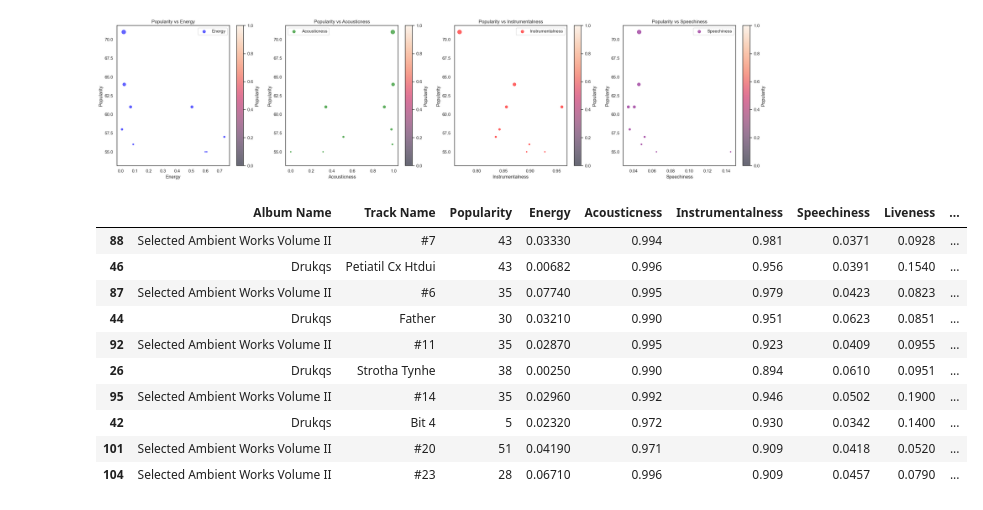
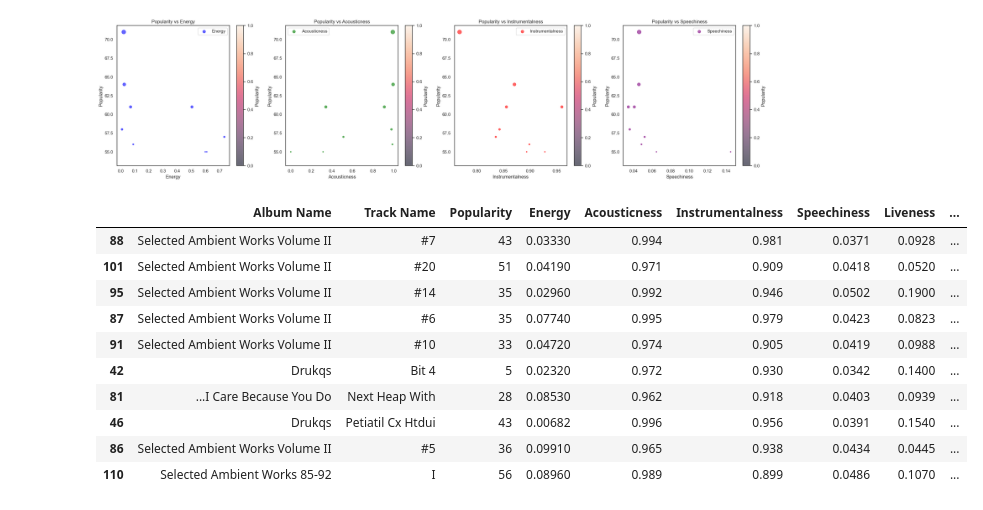
Before and after one commit to iftah-og/afx_eda, a Jupyter notebook: afx_ift1.ipynb, the cells around one changed output. Saved outputs shown, nothing was run; the diff lists cells and outputs as text; code cells hidden in the pictures.

```diff
--- a/afx_ift1.ipynb
+++ b/afx_ift1.ipynb
@@ -372,53 +415,59 @@ df_sorted_unique['Acousticness'] = pd.to_numeric(df_sorted_unique['Acousticness'
 df_sorted_unique['Instrumentalness'] = pd.to_numeric(df_sorted_unique['Instrumentalness'], errors='coerce')
 df_sorted_unique['Speechiness'] = pd.to_numeric(df_sorted_unique['Speechiness'], errors='coerce')
 df_sorted_unique['Liveness'] = pd.to_numeric(df_sorted_unique['Liveness'], errors='coerce')
+df_sorted_unique['Danceability'] = pd.to_numeric(df_sorted_unique['Danceability'], errors='coerce')
 
 # Handle potential NaN values by filling them with the median of the respective columns
 df_sorted_unique.fillna({
     'Energy': df_sorted_unique['Energy'].median(),
     'Acousticness': df_sorted_unique['Acousticness'].median(),
     'Instrumentalness': df_sorted_unique['Instrumentalness'].median(),
     'Speechiness': df_sorted_unique['Speechiness'].median(),
-    'Liveness': df_sorted_unique['Liveness'].median()
+    'Liveness': df_sorted_unique['Liveness'].median(),
+    'Danceability': df_sorted_unique['Danceability'].median()
 }, inplace=True)
 
 # Invert the scales where lower values should contribute positively to Ambientness
 df_sorted_unique['Energy_inverse'] = 1 - df_sorted_unique['Energy']
 df_sorted_unique['Speechiness_inverse'] = 1 - df_sorted_unique['Speechiness']
 df_sorted_unique['Liveness_inverse'] = 1 - df_sorted_unique['Liveness']
+df_sorted_unique['Danceability_inverse'] = 1 - df_sorted_unique['Danceability']
 
 # Calculate the Ambientness score
 df_sorted_unique['Ambientness'] = (
-    0.25 * df_sorted_unique['Energy_inverse'] +    # Low energy contributes positively
-    0.25 * df_sorted_unique['Acousticness'] +      # High acousticness contributes positively
-    0.25 * df_sorted_unique['Instrumentalness'] +  # High instrumentalness contributes positively
-    0.15 * df_sorted_unique['Speechiness_inverse'] + # Low speechiness contributes positively
-    0.10 * df_sorted_unique['Liveness_inverse']    # Low liveness contributes positively
+    0.20 * df_sorted_unique['Energy_inverse'] +    # Low energy contributes positively
+    0.20 * df_sorted_unique['Acousticness'] +      # High acousticness contributes positively
+    0.20 * df_sorted_unique['Instrumentalness'] +  # High instrumentalness contributes positively
+    0.20 * df_sorted_unique['Speechiness_inverse'] + # Low speechiness contributes positively
+    0.10 * df_sorted_unique['Liveness_inverse'] +   # Low liveness contributes positively
+    0.10 * df_sorted_unique['Danceability_inverse']  # Low danceability contributes positively
 )
 
 # Normalize the Ambientness score to the range [0, 1]
 min_ambientness = df_sorted_unique['Ambientness'].min()
 max_ambientness = df_sorted_unique['Ambientness'].max()
 df_sorted_unique['Ambientness'] = (df_sorted_unique['Ambientness'] - min_ambientness) / (max_ambientness - min_ambientness)
 
 # Display the DataFrame with the new Ambientness column
 df_sorted_unique[['Track Name', 'Energy', 'Acousticness', 'Instrumentalness',
-                  'Speechiness', 'Liveness', 'Ambientness']].head(20)
-df_amb = df_sorted_unique.sort_values(['Ambientness'], ascending = False)
+                  'Speechiness', 'Liveness', 'Danceability', 'Ambientness']].head(20)
+
+# Sort by Ambientness and display the top tracks
+df_amb = df_sorted_unique.sort_values(['Ambientness'], ascending=False)
 df_amb[['Album Name', 'Track Name', 'Popularity', 'Energy', 'Acousticness', 'Instrumentalness',
-                  'Speechiness', 'Liveness', 'Bangerness','Valence', 'Ambientness']].head(10)
+       'Speechiness', 'Liveness', 'Danceability', 'Bangerness', 'Valence', 'Ambientness']].head(10)
 # %% [output]
 |  | Album Name | Track Name | Popularity | Energy | Acousticness | Instrumentalness | Speechiness | Liveness | ... |
 | 88 | Selected Ambient Works Volume II | #7 | 43 | 0.03330 | 0.994 | 0.981 | 0.0371 | 0.0928 | ... |
+| 101 | Selected Ambient Works Volume II | #20 | 51 | 0.04190 | 0.971 | 0.909 | 0.0418 | 0.0520 | ... |
+| 95 | Selected Ambient Works Volume II | #14 | 35 | 0.02960 | 0.992 | 0.946 | 0.0502 | 0.1900 | ... |
+| 87 | Selected Ambient Works Volume II | #6 | 35 | 0.07740 | 0.995 | 0.979 | 0.0423 | 0.0823 | ... |
+| 91 | Selected Ambient Works Volume II | #10 | 33 | 0.04720 | 0.974 | 0.905 | 0.0419 | 0.0988 | ... |
+| 42 | Drukqs | Bit 4 | 5 | 0.02320 | 0.972 | 0.930 | 0.0342 | 0.1400 | ... |
+| 81 | ...I Care Because You Do | Next Heap With | 28 | 0.08530 | 0.962 | 0.918 | 0.0403 | 0.0939 | ... |
 | 46 | Drukqs | Petiatil Cx Htdui | 43 | 0.00682 | 0.996 | 0.956 | 0.0391 | 0.1540 | ... |
-| 87 | Selected Ambient Works Volume II | #6 | 35 | 0.07740 | 0.995 | 0.979 | 0.0423 | 0.0823 | ... |
-| 44 | Drukqs | Father | 30 | 0.03210 | 0.990 | 0.951 | 0.0623 | 0.0851 | ... |
-| 92 | Selected Ambient Works Volume II | #11 | 35 | 0.02870 | 0.995 | 0.923 | 0.0409 | 0.0955 | ... |
-| 26 | Drukqs | Strotha Tynhe | 38 | 0.00250 | 0.990 | 0.894 | 0.0610 | 0.0951 | ... |
-| 95 | Selected Ambient Works Volume II | #14 | 35 | 0.02960 | 0.992 | 0.946 | 0.0502 | 0.1900 | ... |
-| 42 | Drukqs | Bit 4 | 5 | 0.02320 | 0.972 | 0.930 | 0.0342 | 0.1400 | ... |
-| 101 | Selected Ambient Works Volume II | #20 | 51 | 0.04190 | 0.971 | 0.909 | 0.0418 | 0.0520 | ... |
-| 104 | Selected Ambient Works Volume II | #23 | 28 | 0.06710 | 0.996 | 0.909 | 0.0457 | 0.0790 | ... |
+| 86 | Selected Ambient Works Volume II | #5 | 36 | 0.09910 | 0.965 | 0.938 | 0.0434 | 0.0445 | ... |
+| 110 | Selected Ambient Works 85-92 | I | 56 | 0.08960 | 0.989 | 0.899 | 0.0486 | 0.1070 | ... |
 # %%
 # Prepare the data
 X = df_amb['Bangerness'].values.reshape(-1, 1)  # Independent variable
```
Also changed, not shown: parts of 21 cells of this notebook.
